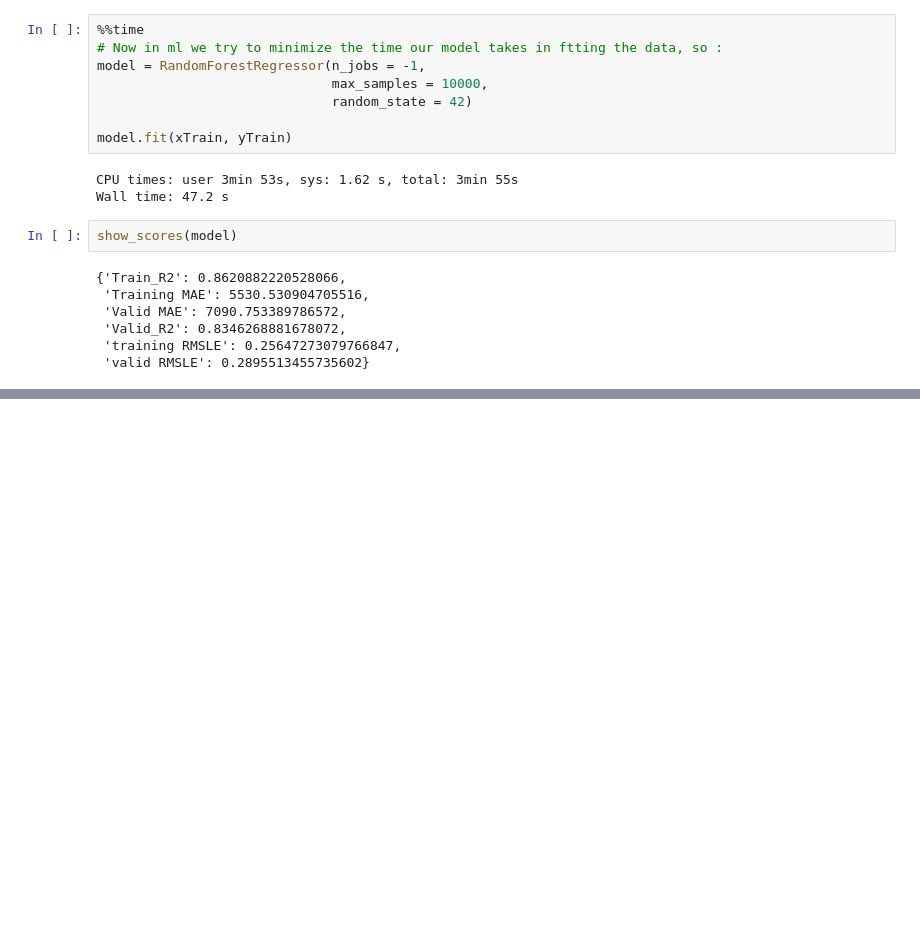
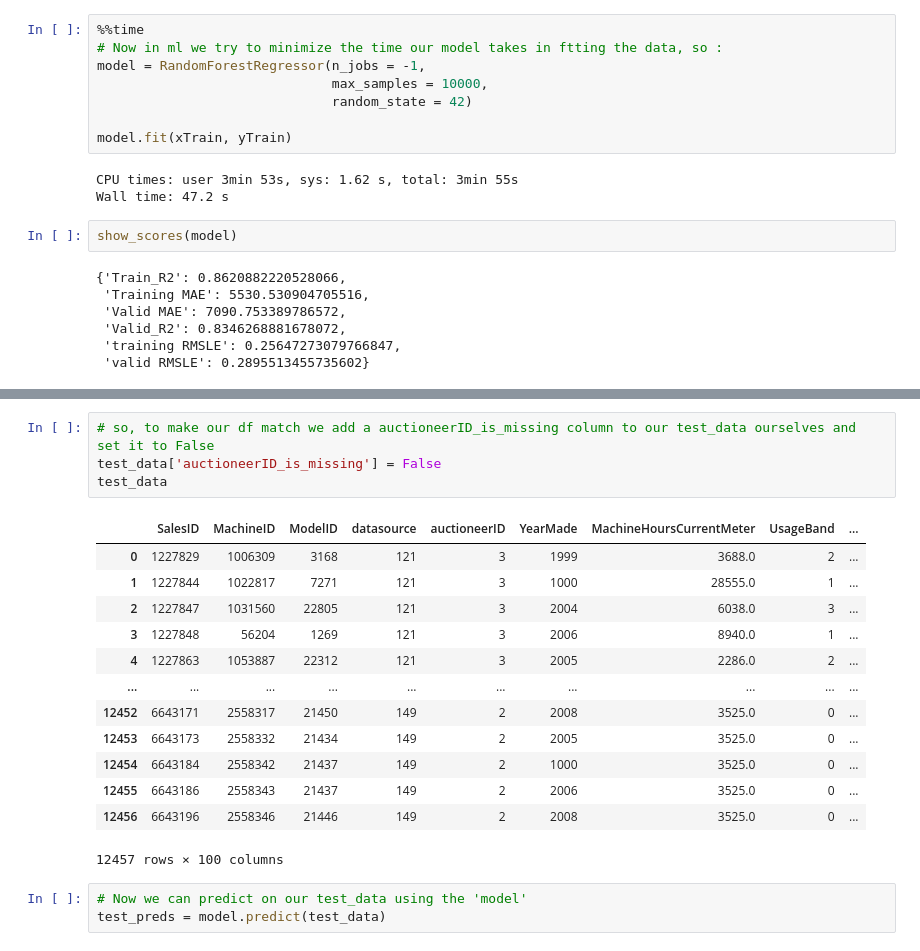
Before and after one commit to Shubhi3199/Buldozer-Price-Prediction, a Jupyter notebook: end-to-end-bulldozer-price-prediction.ipynb, the cells around one changed output, grey strips where cells are left out. Drawn from its saved outputs; the diff is of its cells as text; blank space fills up the shorter version.

```diff
--- a/end-to-end-bulldozer-price-prediction.ipynb
+++ b/end-to-end-bulldozer-price-prediction.ipynb
@@ -604,0 +820,21 @@ show_scores(model)
+# %%
+# so, to make our df match we add a auctioneerID_is_missing column to our test_data ourselves and set it to False
+test_data['auctioneerID_is_missing'] = False
+test_data
+# %% [output]
+|  | SalesID | MachineID | ModelID | datasource | auctioneerID | YearMade | MachineHoursCurrentMeter | UsageBand | ... |
+| 0 | 1227829 | 1006309 | 3168 | 121 | 3 | 1999 | 3688.0 | 2 | ... |
+| 1 | 1227844 | 1022817 | 7271 | 121 | 3 | 1000 | 28555.0 | 1 | ... |
+| 2 | 1227847 | 1031560 | 22805 | 121 | 3 | 2004 | 6038.0 | 3 | ... |
+| 3 | 1227848 | 56204 | 1269 | 121 | 3 | 2006 | 8940.0 | 1 | ... |
+| 4 | 1227863 | 1053887 | 22312 | 121 | 3 | 2005 | 2286.0 | 2 | ... |
+| ... | ... | ... | ... | ... | ... | ... | ... | ... | ... |
+| 12452 | 6643171 | 2558317 | 21450 | 149 | 2 | 2008 | 3525.0 | 0 | ... |
+| 12453 | 6643173 | 2558332 | 21434 | 149 | 2 | 2005 | 3525.0 | 0 | ... |
+| 12454 | 6643184 | 2558342 | 21437 | 149 | 2 | 1000 | 3525.0 | 0 | ... |
+| 12455 | 6643186 | 2558343 | 21437 | 149 | 2 | 2006 | 3525.0 | 0 | ... |
+| 12456 | 6643196 | 2558346 | 21446 | 149 | 2 | 2008 | 3525.0 | 0 | ... |
+12457 rows × 100 columns
+# %%
+# Now we can predict on our test_data using the 'model'
+test_preds = model.predict(test_data)
```
Also changed, not shown: parts of 17 cells of this notebook.
